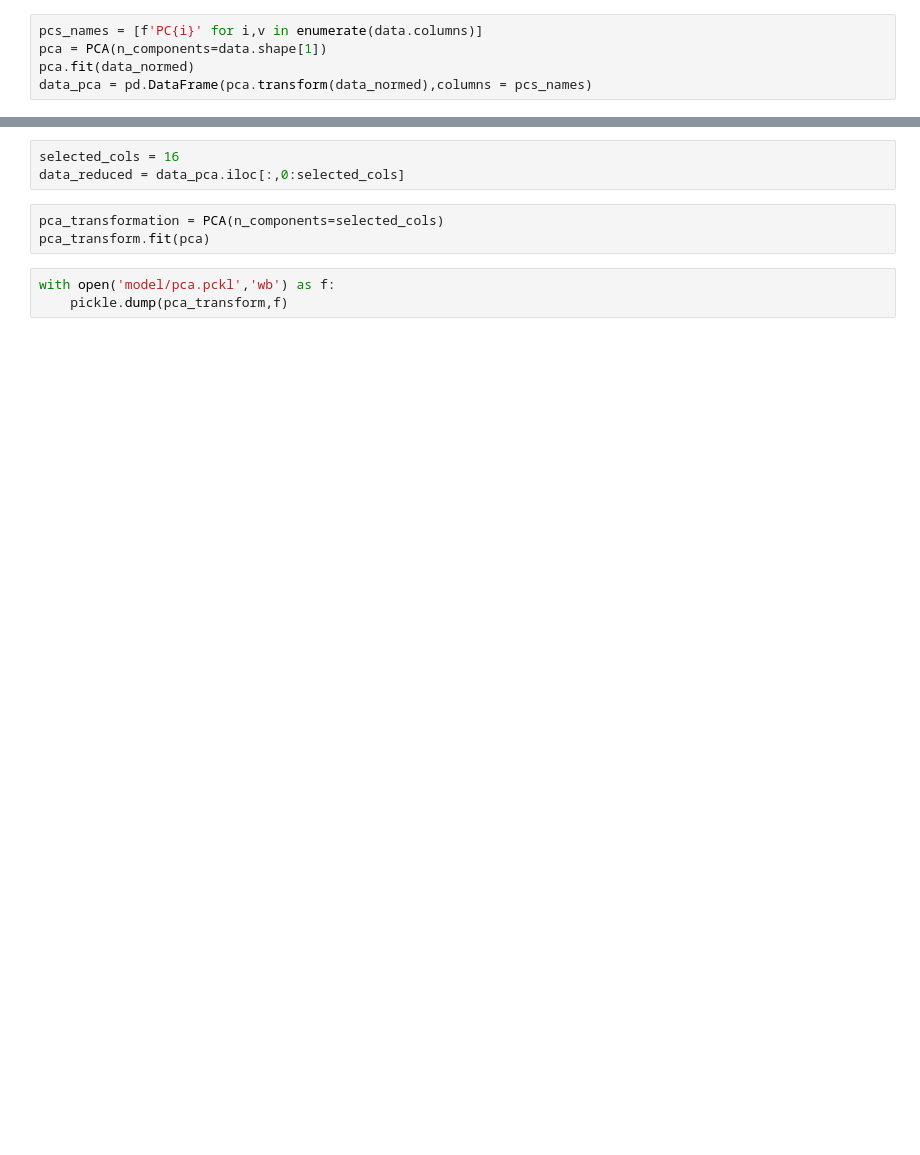
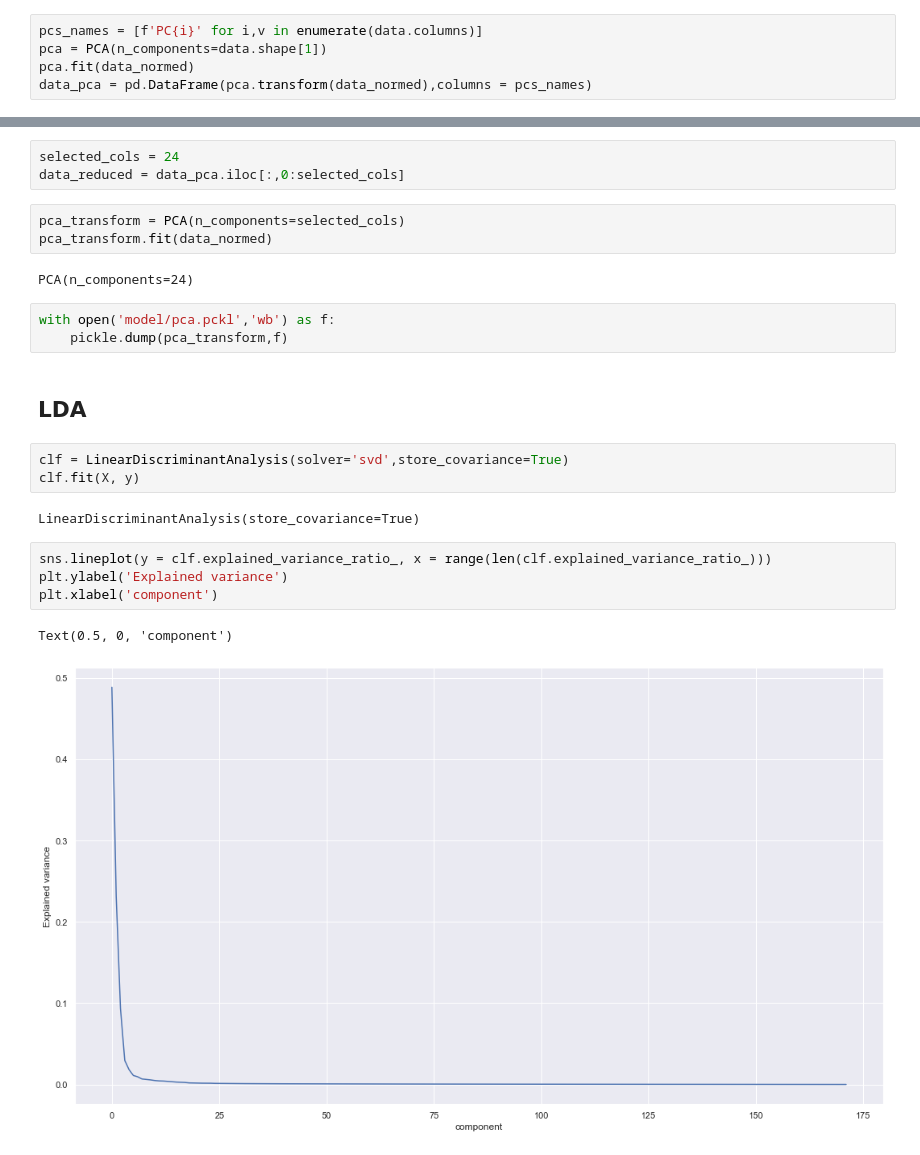
Before and after one commit to mikekeith52/LockNRoll, a Jupyter notebook: pca.ipynb, the cells around one changed output, grey strips where cells are left out. Drawn from its saved outputs; the diff is of its cells as text; blank space fills up the shorter version.

```diff
--- a/pca.ipynb
+++ b/pca.ipynb
@@ -99,9 +148,25 @@ for pc, var in zip(pcs_names,np.cumsum(pca.explained_variance_ratio_)):
 # %%
-selected_cols = 16
+selected_cols = 24
 data_reduced = data_pca.iloc[:,0:selected_cols]
 # %%
-pca_transformation = PCA(n_components=selected_cols)
-pca_transform.fit(pca)
+pca_transform = PCA(n_components=selected_cols)
+pca_transform.fit(data_normed)
+# %% [output]
+PCA(n_components=24)
 # %%
 with open('model/pca.pckl','wb') as f:
     pickle.dump(pca_transform,f)
+# %% [markdown]
+## LDA
+# %%
+clf = LinearDiscriminantAnalysis(solver='svd',store_covariance=True)
+clf.fit(X, y)
+# %% [output]
+LinearDiscriminantAnalysis(store_covariance=True)
+# %%
+sns.lineplot(y = clf.explained_variance_ratio_, x = range(len(clf.explained_variance_ratio_)))
+plt.ylabel('Explained variance')
+plt.xlabel('component')
+# %% [output]
+Text(0.5, 0, 'component')
+[figure, added]
```
Also changed, not shown: parts of 17 cells of this notebook, 13 other files.
